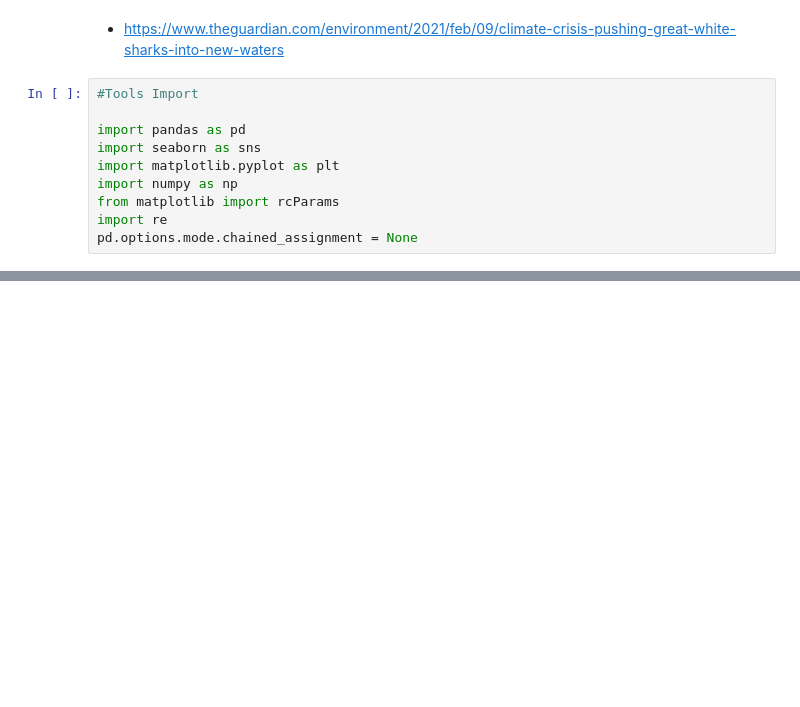
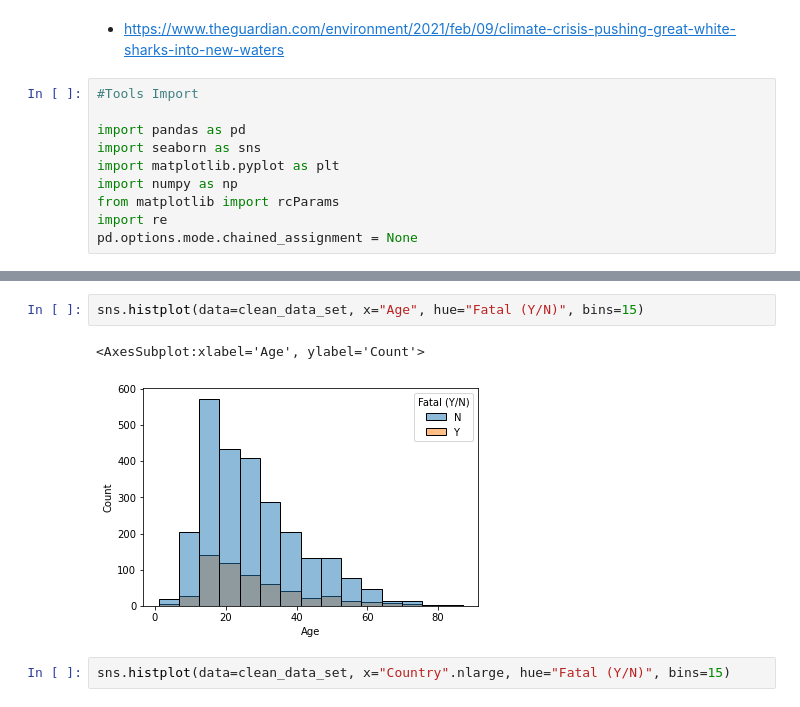
Before and after one commit to Hugocodesdude/Project_1, a Jupyter notebook: Project_1_Data_Vis.ipynb, the cells around one changed output, grey strips where cells are left out. Saved outputs shown, nothing was run; the diff lists cells and outputs as text; blank space fills up the shorter version.

```diff
--- a/Project_1_Data_Vis.ipynb
+++ b/Project_1_Data_Vis.ipynb
@@ -22,0 +57,7 @@ clean_data_set = pd.read_csv("./data/df_clean_nan.csv")
+# %%
+sns.histplot(data=clean_data_set, x="Age", hue="Fatal (Y/N)", bins=15)
+# %% [output]
+<AxesSubplot:xlabel='Age', ylabel='Count'>
+[figure, added]
+# %%
+sns.histplot(data=clean_data_set, x="Country".nlarge, hue="Fatal (Y/N)", bins=15)
```
Also changed, not shown: parts of 10 cells of this notebook, 1 other file.
